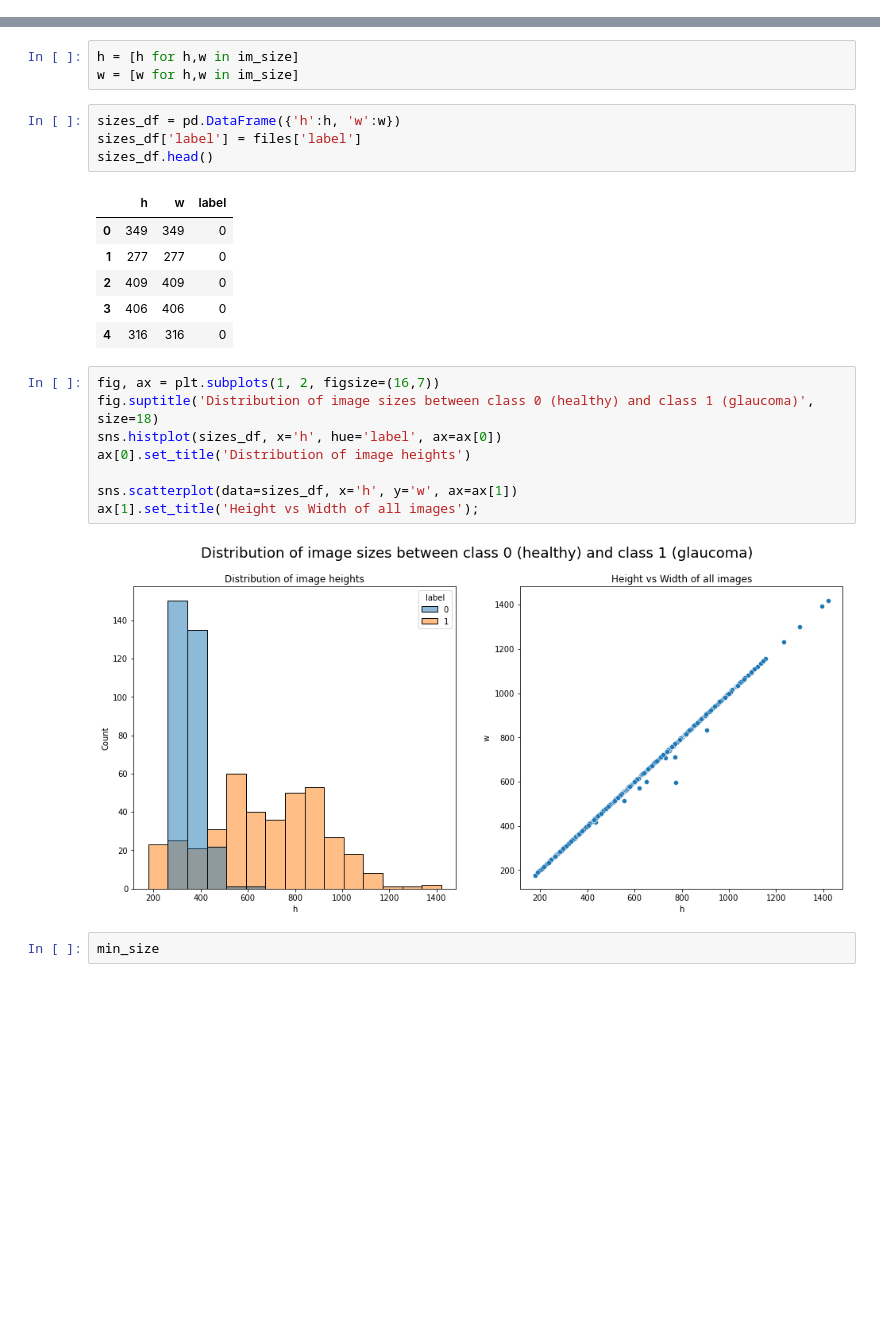
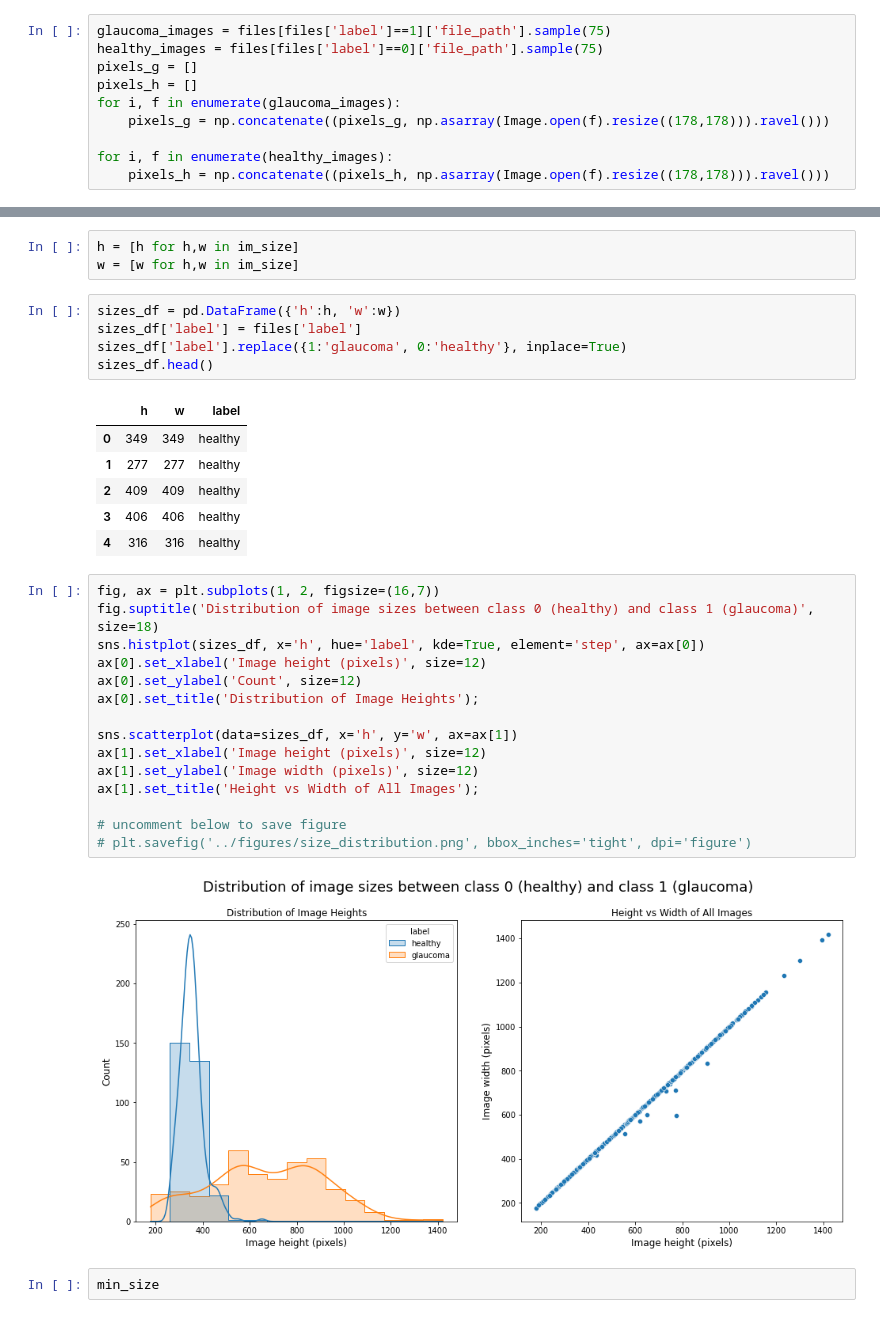
Before and after one commit to gigi-codes/wwc_hackathon_22, a Jupyter notebook: code/01_import_save_data.ipynb, the cells around one changed output, grey strips where cells are left out. Drawn from its saved outputs; the diff is of its cells as text; blank space fills up the shorter version.

```diff
--- a/code/01_import_save_data.ipynb
+++ b/code/01_import_save_data.ipynb
@@ -61,0 +70,10 @@ for i, f in enumerate(healthy_images):
+# %%
+glaucoma_images = files[files['label']==1]['file_path'].sample(75)
+healthy_images = files[files['label']==0]['file_path'].sample(75)
+pixels_g = []
+pixels_h = []
+for i, f in enumerate(glaucoma_images):
+    pixels_g = np.concatenate((pixels_g, np.asarray(Image.open(f).resize((178,178))).ravel()))
+
+for i, f in enumerate(healthy_images):
+    pixels_h = np.concatenate((pixels_h, np.asarray(Image.open(f).resize((178,178))).ravel()))
@@ -102,24 +141,32 @@ w = [w for h,w in im_size]
 # %%
 sizes_df = pd.DataFrame({'h':h, 'w':w})
 sizes_df['label'] = files['label']
+sizes_df['label'].replace({1:'glaucoma', 0:'healthy'}, inplace=True)
 sizes_df.head()
 # %% [output]
 |  | h | w | label |
-| 0 | 349 | 349 | 0 |
-| 1 | 277 | 277 | 0 |
-| 2 | 409 | 409 | 0 |
-| 3 | 406 | 406 | 0 |
-| 4 | 316 | 316 | 0 |
+| 0 | 349 | 349 | healthy |
+| 1 | 277 | 277 | healthy |
+| 2 | 409 | 409 | healthy |
+| 3 | 406 | 406 | healthy |
+| 4 | 316 | 316 | healthy |
 # %%
 fig, ax = plt.subplots(1, 2, figsize=(16,7))
 fig.suptitle('Distribution of image sizes between class 0 (healthy) and class 1 (glaucoma)', size=18)
-sns.histplot(sizes_df, x='h', hue='label', ax=ax[0])
-ax[0].set_title('Distribution of image heights')
+sns.histplot(sizes_df, x='h', hue='label', kde=True, element='step', ax=ax[0])
+ax[0].set_xlabel('Image height (pixels)', size=12)
+ax[0].set_ylabel('Count', size=12)
+ax[0].set_title('Distribution of Image Heights');
 
 sns.scatterplot(data=sizes_df, x='h', y='w', ax=ax[1])
-ax[1].set_title('Height vs Width of all images');
+ax[1].set_xlabel('Image height (pixels)', size=12)
+ax[1].set_ylabel('Image width (pixels)', size=12)
+ax[1].set_title('Height vs Width of All Images');
+
+# uncomment below to save figure
+# plt.savefig('../figures/size_distribution.png', bbox_inches='tight', dpi='figure')
 # %% [output]
-[figure, old version]
+[figure, new version]
 # %%
 min_size
 # %% [output]
```
Also changed, not shown: parts of 14 cells of this notebook, 9 other files.
